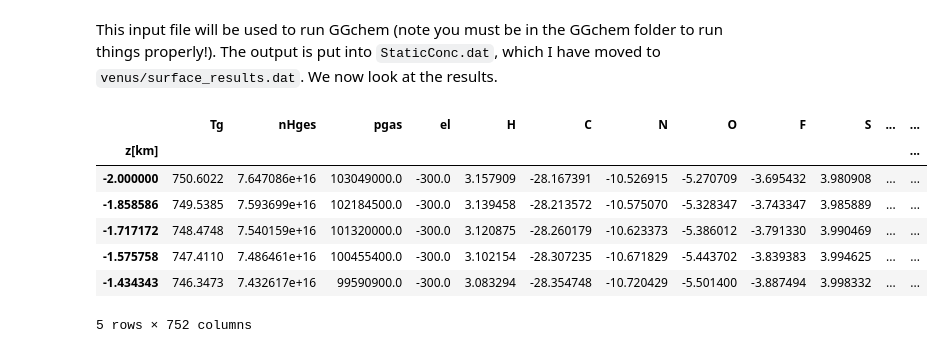
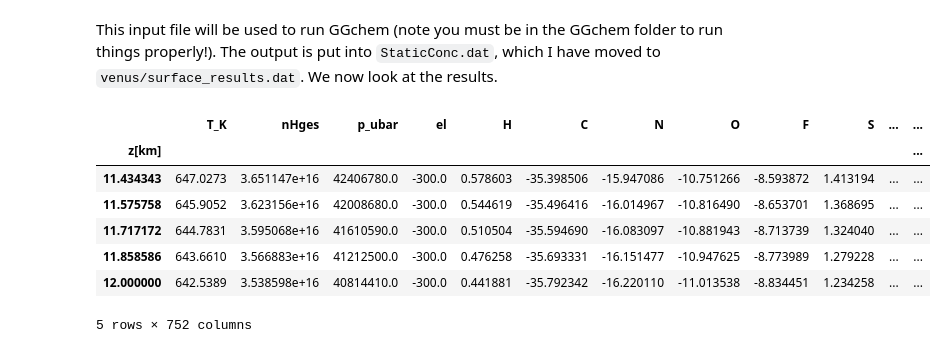
Before and after one commit to xbyrne/sai, a Jupyter notebook: venus/venus_altitude_composition.ipynb, the cells around one changed output. Saved outputs shown, nothing was run; the diff lists cells and outputs as text; code cells hidden in the pictures.

````diff
--- a/venus/venus_altitude_composition.ipynb
+++ b/venus/venus_altitude_composition.ipynb
@@ -83,32 +83,33 @@ with open('../GGchem/structures/VenusSurfaceExtrapFit.dat','w') as f:
 # %% [markdown]
 This input file will be used to run GGchem (note you must be in the GGchem folder to run things properly!). The output is put into ```StaticConc.dat```, which I have moved to ```venus/surface_results.dat```. We now look at the results.
 # %%
+filename = f'./surface_results.dat'
 # filename = f'./surface_results_high_alt.dat'
-filename = f'./surface_results.dat'
 # Extracting numbers of elements, molecules and condensates
 data = open(filename)
 _  = data.readline()
 dimensions = data.readline()
 dimens = np.array(dimensions.split(), dtype=int)
 N_elements = dimens[0]
 N_molecules = dimens[1]
 N_condensates = dimens[2]
 # Reading into df
 df = pd.read_csv(
     filename,
     delim_whitespace=True,
-    header=2,
-    index_col=0
+    skiprows=2,
 )
-df['z[km]'] = z_km#[:100]
-df = df.reset_index().set_index('z[km]')
-df.head()
+df['z[km]'] = z_km
+# df['z[km]'] = np.linspace(-2, 60, 849) # fsr GGchem didn't bother above ~50km
+df.rename(columns = {'Tg':'T_K', 'pgas':'p_ubar'}, inplace=True)
+df = df.set_index('z[km]')
+df.tail()
 # %% [output]
-|  | Tg | nHges | pgas | el | H | C | N | O | F | S | ... | ... |
+|  | T_K | nHges | p_ubar | el | H | C | N | O | F | S | ... | ... |
 | z[km] |  |  |  |  |  |  |  |  |  |  |  | ... |
-| -2.000000 | 750.6022 | 7.647086e+16 | 103049000.0 | -300.0 | 3.157909 | -28.167391 | -10.526915 | -5.270709 | -3.695432 | 3.980908 | ... | ... |
-| -1.858586 | 749.5385 | 7.593699e+16 | 102184500.0 | -300.0 | 3.139458 | -28.213572 | -10.575070 | -5.328347 | -3.743347 | 3.985889 | ... | ... |
-| -1.717172 | 748.4748 | 7.540159e+16 | 101320000.0 | -300.0 | 3.120875 | -28.260179 | -10.623373 | -5.386012 | -3.791330 | 3.990469 | ... | ... |
-| -1.575758 | 747.4110 | 7.486461e+16 | 100455400.0 | -300.0 | 3.102154 | -28.307235 | -10.671829 | -5.443702 | -3.839383 | 3.994625 | ... | ... |
-| -1.434343 | 746.3473 | 7.432617e+16 | 99590900.0 | -300.0 | 3.083294 | -28.354748 | -10.720429 | -5.501400 | -3.887494 | 3.998332 | ... | ... |
+| 11.434343 | 647.0273 | 3.651147e+16 | 42406780.0 | -300.0 | 0.578603 | -35.398506 | -15.947086 | -10.751266 | -8.593872 | 1.413194 | ... | ... |
+| 11.575758 | 645.9052 | 3.623156e+16 | 42008680.0 | -300.0 | 0.544619 | -35.496416 | -16.014967 | -10.816490 | -8.653701 | 1.368695 | ... | ... |
+| 11.717172 | 644.7831 | 3.595068e+16 | 41610590.0 | -300.0 | 0.510504 | -35.594690 | -16.083097 | -10.881943 | -8.713739 | 1.324040 | ... | ... |
+| 11.858586 | 643.6610 | 3.566883e+16 | 41212500.0 | -300.0 | 0.476258 | -35.693331 | -16.151477 | -10.947625 | -8.773989 | 1.279228 | ... | ... |
+| 12.000000 | 642.5389 | 3.538598e+16 | 40814410.0 | -300.0 | 0.441881 | -35.792342 | -16.220110 | -11.013538 | -8.834451 | 1.234258 | ... | ... |
 5 rows × 752 columns
````
Also changed, not shown: parts of 7 cells of this notebook.
